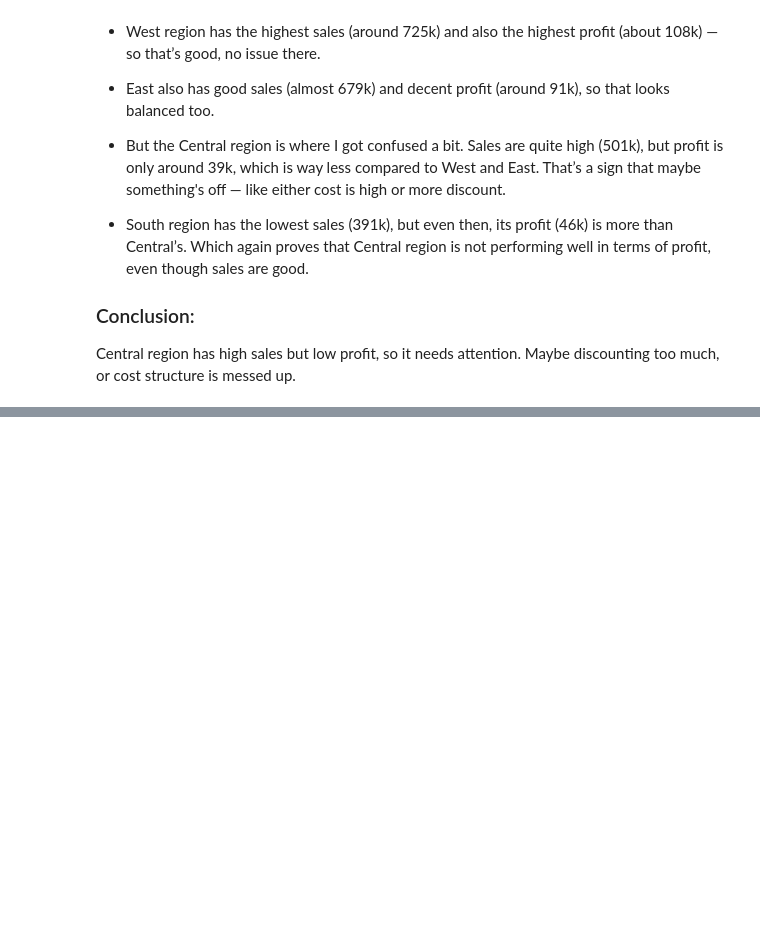
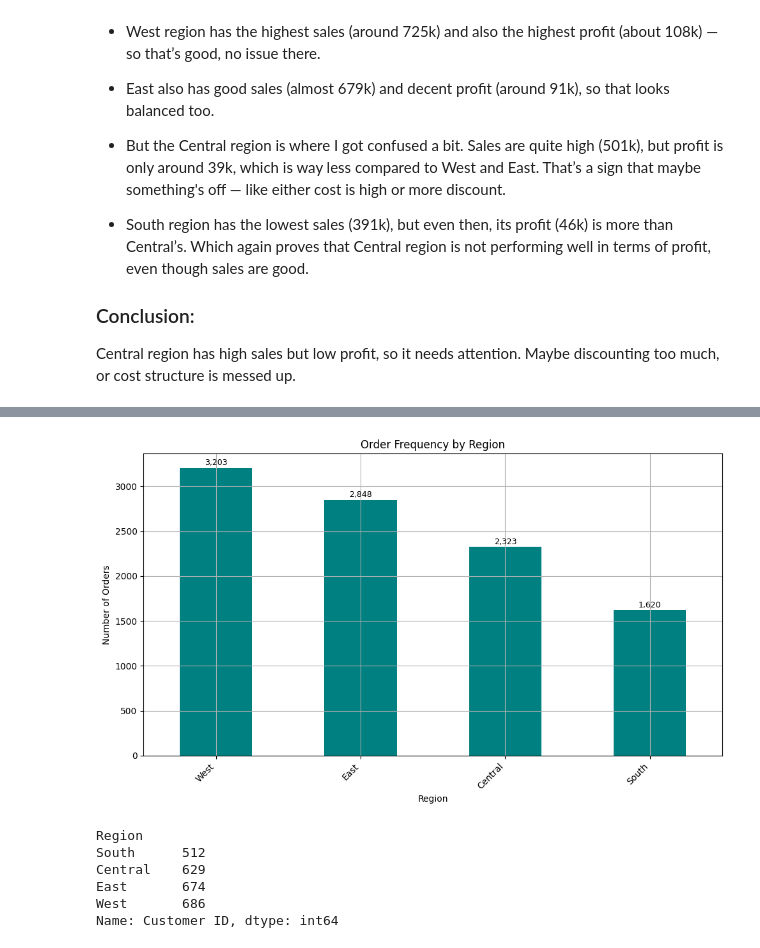
Before and after one commit to alina-khan-1/Sales-Performance-Analysis-for-a-Retail-Store, a Jupyter notebook: Sales Performance Analysis for a Retail Store Code.ipynb, the cells around one changed output, grey strips where cells are left out. Drawn from its saved outputs; the diff is of its cells as text; code cells hidden in the pictures; blank space fills up the shorter version.

```diff
--- a/Sales Performance Analysis for a Retail Store Code.ipynb
+++ b/Sales Performance Analysis for a Retail Store Code.ipynb
@@ -526,0 +567,38 @@ Central region has high sales but low profit, so it needs attention. Maybe disco
+# %%
+# DO customer from a certaain reagion order more frequently
+# Count orders by region
+region_orders = df_Store_data.groupby('Region')['Order ID'].count().sort_values(ascending=False)
+
+# Create plot
+fig, ax = plt.subplots(figsize=(10, 6))
+region_orders.plot(kind='bar', ax=ax, color='teal')
+
+# Add label to each bar
+for bar in ax.patches:
+    height = bar.get_height()
+    ax.text(
+        bar.get_x() + bar.get_width() / 2,
+        height + 10,  # Smaller offset for count data
+        f'{height:,}',
+        ha='center', va='bottom', fontsize=9
+    )
+
+# Customize chart
+ax.set_title('Order Frequency by Region')
+ax.set_xlabel('Region')
+ax.set_ylabel('Number of Orders')
+ax.grid(True)
+plt.xticks(rotation=45, ha='right')
+plt.tight_layout()
+plt.show()
+# %% [output]
+[figure, added]
+# %%
+print(df_Store_data.groupby('Region')['Customer ID'].nunique().sort_values())
+# %% [output]
+Region
+South      512
+Central    629
+East       674
+West       686
+Name: Customer ID, dtype: int64
```
Also changed, not shown: parts of 17 cells of this notebook.
